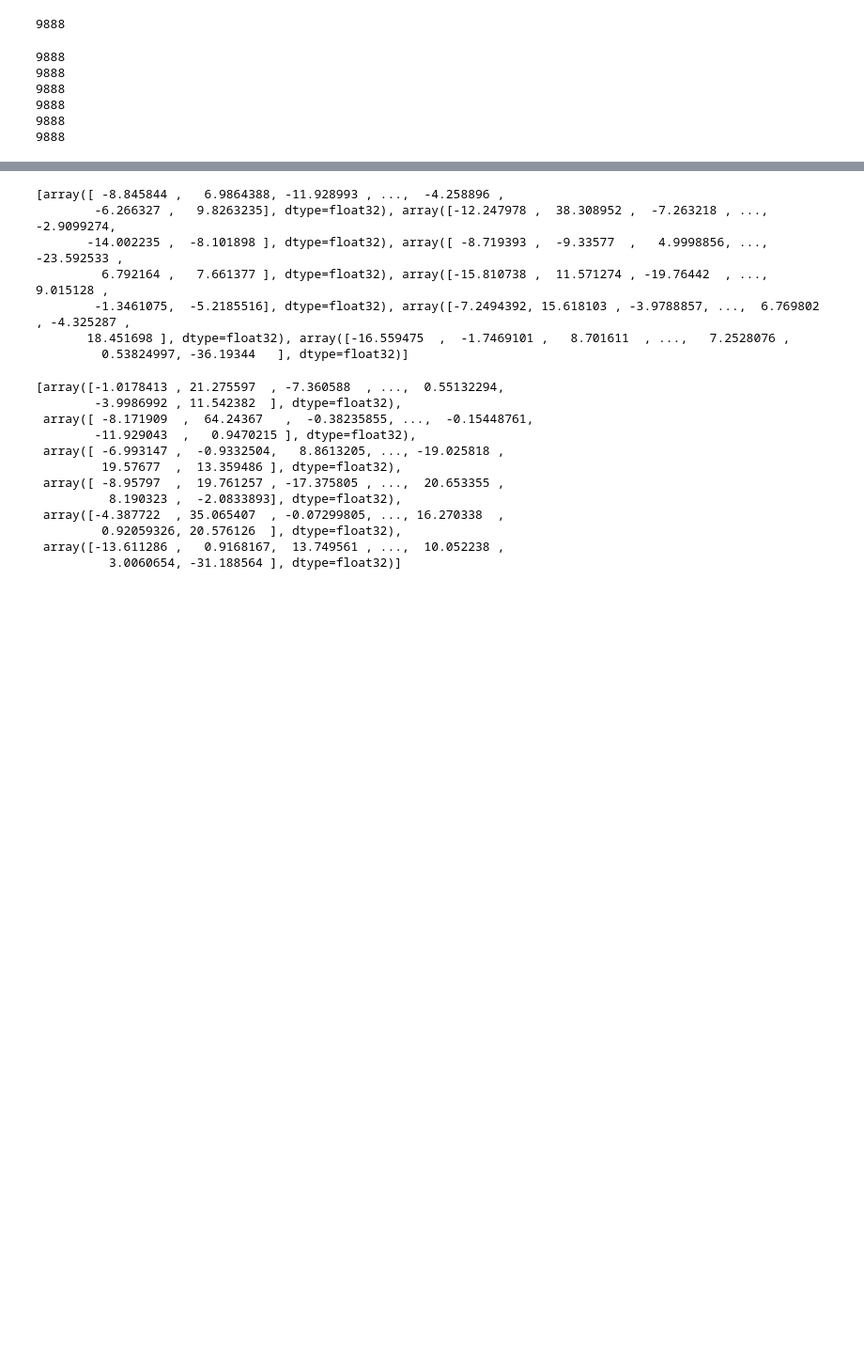
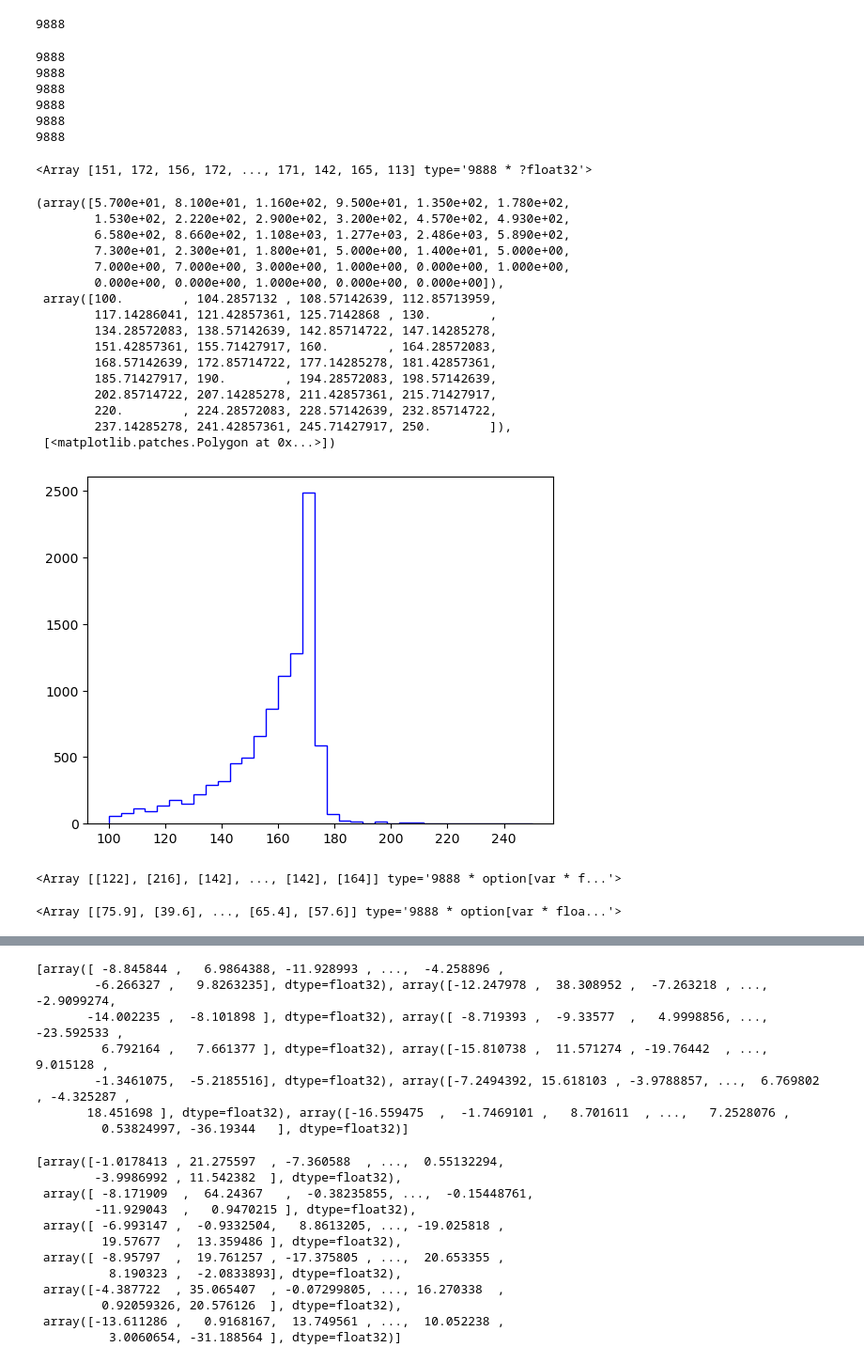
Before and after one commit to akanugan/MultiJets, a Jupyter notebook: TopStudies/JEC_truth_compare.ipynb, the cells around one changed output, grey strips where cells are left out. Shown at 94% size. Saved outputs shown, nothing was run; the diff lists cells and outputs as text; code cells hidden in the pictures; blank space fills up the shorter version.

```diff
--- a/TopStudies/JEC_truth_compare.ipynb
+++ b/TopStudies/JEC_truth_compare.ipynb
@@ -169,3 +179,34 @@ print(ak.num(jet4,axis=0))
 9888
 9888
 9888
+# %%
+(truth_b1 + jet1 + jet2).mass[:,0].compute()
+# %% [output]
+<Array [151, 172, 156, 172, ..., 171, 142, 165, 113] type='9888 * ?float32'>
+# %%
+plt.hist(
+    (truth_b1 + jet1 + jet2).m[:,0].compute(),
+    bins=35,
+    range=(100,250),
+    histtype="step",
+    color="blue",
+    label="uncorrected",
+         )
+# %% [output]
+(array([5.700e+01, 8.100e+01, 1.160e+02, 9.500e+01, 1.350e+02, 1.780e+02,
+        1.530e+02, 2.220e+02, 2.900e+02, 3.200e+02, 4.570e+02, 4.930e+02,
+        6.580e+02, 8.660e+02, 1.108e+03, 1.277e+03, 2.486e+03, 5.890e+02,
+        7.300e+01, 2.300e+01, 1.800e+01, 5.000e+00, 1.400e+01, 5.000e+00,
+        7.000e+00, 7.000e+00, 3.000e+00, 1.000e+00, 0.000e+00, 1.000e+00,
+        0.000e+00, 0.000e+00, 1.000e+00, 0.000e+00, 0.000e+00]),
+ array([100.        , 104.2857132 , 108.57142639, 112.85713959,
+        117.14286041, 121.42857361, 125.7142868 , 130.        ,
+        134.28572083, 138.57142639, 142.85714722, 147.14285278,
+        151.42857361, 155.71427917, 160.        , 164.28572083,
+        168.57142639, 172.85714722, 177.14285278, 181.42857361,
+        185.71427917, 190.        , 194.28572083, 198.57142639,
+        202.85714722, 207.14285278, 211.42857361, 215.71427917,
+        220.        , 224.28572083, 228.57142639, 232.85714722,
+        237.14285278, 241.42857361, 245.71427917, 250.        ]),
+ [<matplotlib.patches.Polygon at 0x...>])
+[figure, added]
@@ -171,0 +252,8 @@ print(ak.num(jet4,axis=0))
+# %%
+(uncorr_b + uncorr_j1 + uncorr_j2).m.compute()
+# %% [output]
+<Array [[122], [216], [142], ..., [142], [164]] type='9888 * option[var * f...'>
+# %%
+(corr_b + corr_j1 + corr_j2).m.compute()
+# %% [output]
+<Array [[75.9], [39.6], ..., [65.4], [57.6]] type='9888 * option[var * floa...'>
```
Also changed, not shown: parts of 9 cells of this notebook.
